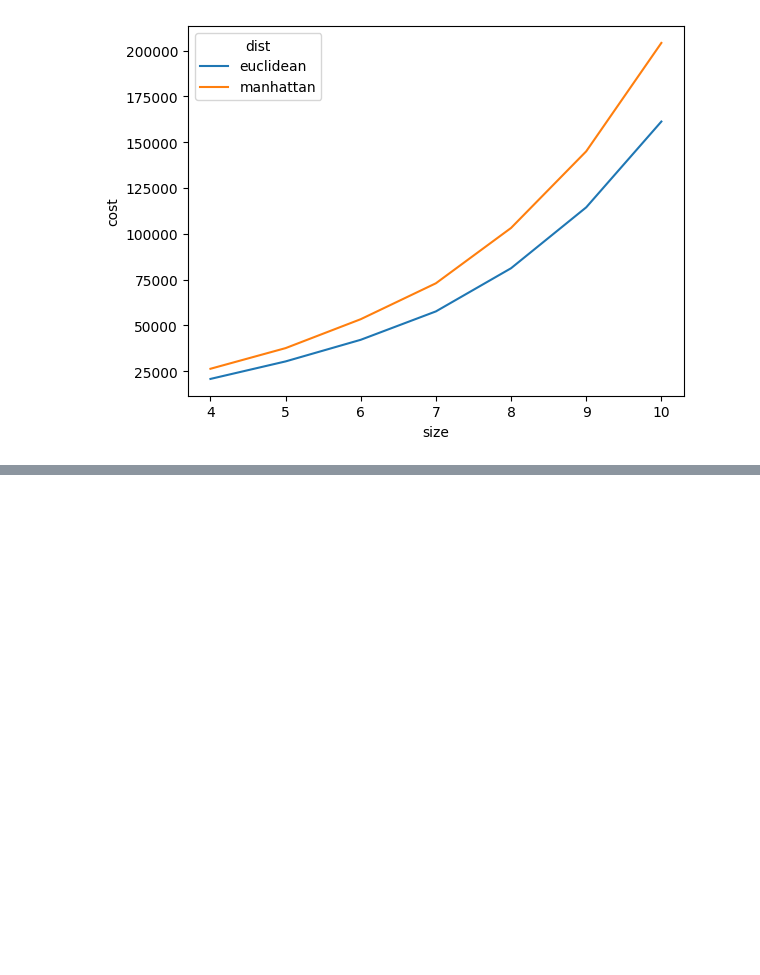
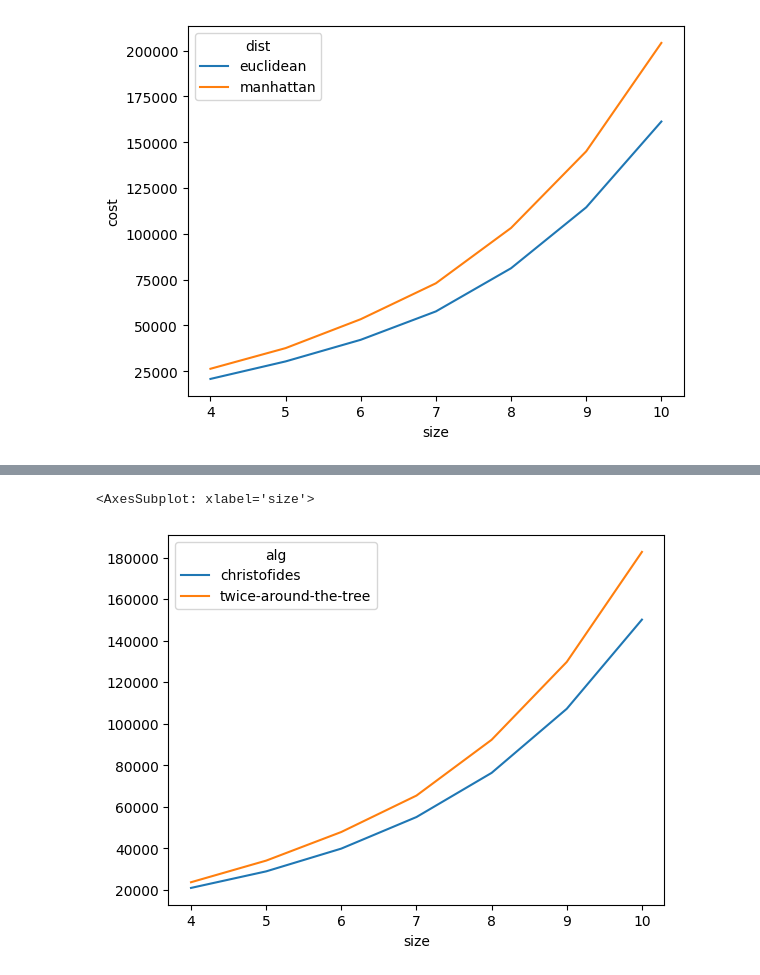
Before and after one commit to LuisFelipeRamos/TP2_Algoritmos2, a Jupyter notebook: testes.ipynb, the cells around one changed output, grey strips where cells are left out. Saved outputs shown, nothing was run; the diff lists cells and outputs as text; code cells hidden in the pictures; blank space fills up the shorter version.

```diff
--- a/testes.ipynb
+++ b/testes.ipynb
@@ -24,0 +38,6 @@ Text(0, 0.5, 'cost')
+# %%
+algs = pd.read_csv("data/algs.csv")
+algs.groupby(["size", "alg"]).mean()["cost"].unstack().plot()
+# %% [output]
+<AxesSubplot: xlabel='size'>
+[figure, added]
```
Also changed, not shown: parts of 2 cells of this notebook, 7 other files.
